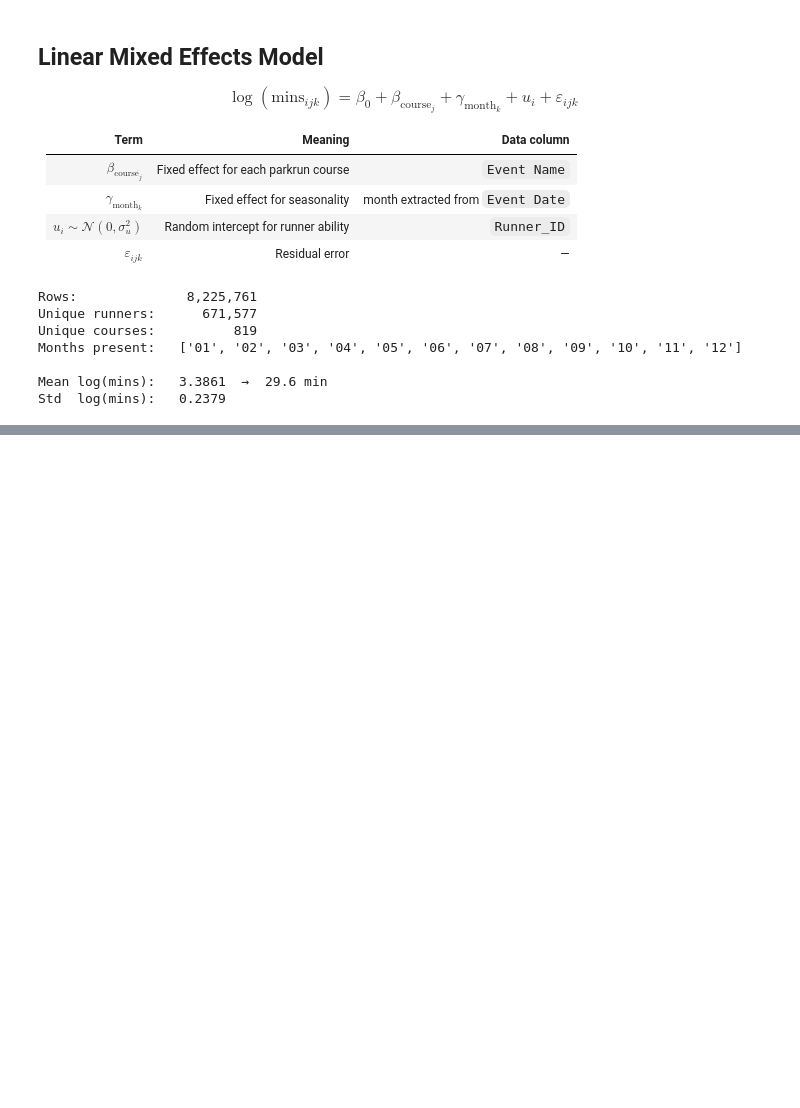
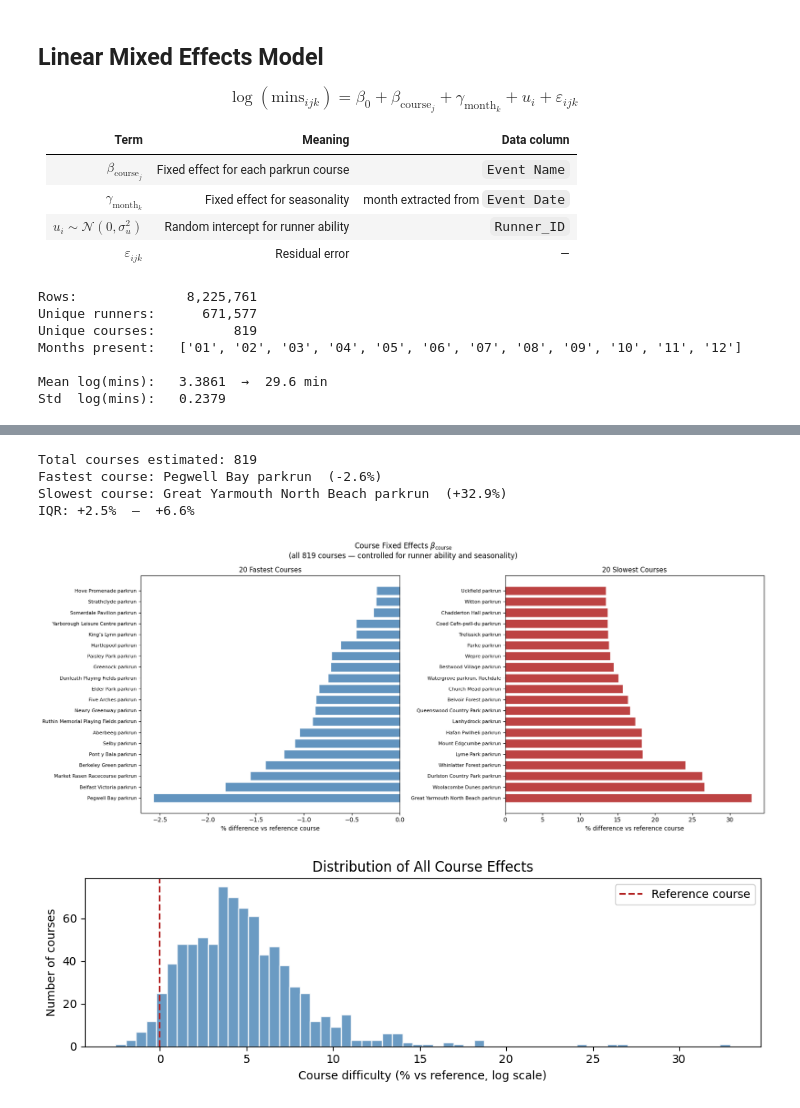
Before and after one commit to magnusross/running-analysis, a Jupyter notebook: model.ipynb, the cells around one changed output, grey strips where cells are left out. Saved outputs shown, nothing was run; the diff lists cells and outputs as text; code cells hidden in the pictures; blank space fills up the shorter version.

```diff
--- a/model.ipynb
+++ b/model.ipynb
@@ -156,50 +257,63 @@ plt.show()
 # %%
 # --- Course Fixed Effects (β_course) ---
-fe = result.fe_params.copy()
+# beta[j] is the log-time coefficient for course j relative to the reference.
+# Convert to % difference from reference: (exp(β_j) - 1) × 100
 
-# Extract all course coefficients
-course_fe = fe[fe.index.str.startswith("C(course)[T.")]
-course_fe.index = course_fe.index.str.removeprefix("C(course)[T.").str.removesuffix("]")
+# Build a Series indexed by course name
+course_fe_series = pd.Series(beta, index=course_cats)
 
-# Convert log-coefficient → % difference vs reference course
-# (positive = slower, negative = faster)
-course_pct = (np.exp(course_fe) - 1) * 100
-course_pct_sorted = course_pct.sort_values()
-
-# Add reference course at 0%
-ref_course = (
-    df_fit["course"].cat.categories[0]
-    if hasattr(df_fit["course"], "cat")
-    else sorted(df_fit["course"].unique())[0]
-)
-all_course_pct = pd.concat([pd.Series({ref_course: 0.0}), course_pct_sorted])
+# Convert to % difference vs reference (ref course is already 0)
+all_course_pct = (np.exp(course_fe_series) - 1) * 100
 all_course_pct = all_course_pct.sort_values()
 
-print(f"Total courses with estimated effect: {len(course_pct):,}")
+print(f"Total courses estimated: {len(all_course_pct):,}")
 print(f"Fastest course: {all_course_pct.index[0]}  ({all_course_pct.iloc[0]:+.1f}%)")
 print(f"Slowest course: {all_course_pct.index[-1]}  ({all_course_pct.iloc[-1]:+.1f}%)")
+print(
+    f"IQR: {all_course_pct.quantile(0.25):+.1f}%  –  {all_course_pct.quantile(0.75):+.1f}%"
+)
 
 N = 20
 fig, axes = plt.subplots(1, 2, figsize=(17, 7))
 
 for ax, data, title, color in [
     (axes[0], all_course_pct.head(N), f"{N} Fastest Courses", "steelblue"),
     (axes[1], all_course_pct.tail(N).iloc[::-1], f"{N} Slowest Courses", "firebrick"),
 ]:
     y_pos = range(len(data))
     ax.barh(y_pos, data.values, color=color, alpha=0.85, edgecolor="white")
     ax.set_yticks(y_pos)
     ax.set_yticklabels(data.index, fontsize=8)
     ax.set_xlabel("% difference vs reference course")
     ax.set_title(title, fontsize=11)
     ax.axvline(0, color="black", linewidth=0.8, linestyle="--")
 
 fig.suptitle(
     "Course Fixed Effects $\\beta_{\\mathrm{course}}$\n"
-    "(controlled for runner ability and seasonality)",
+    f"(all {len(all_course_pct):,} courses — controlled for runner ability and seasonality)",
     fontsize=12,
 )
 plt.tight_layout()
 plt.show()
+
+# Full distribution of course effects
+fig, ax = plt.subplots(figsize=(9, 3))
+ax.hist(all_course_pct, bins=60, color="steelblue", alpha=0.8, edgecolor="white")
+ax.axvline(
+    0, color="firebrick", linewidth=1.5, linestyle="--", label="Reference course"
+)
+ax.set_xlabel("Course difficulty (% vs reference, log scale)")
+ax.set_ylabel("Number of courses")
+ax.set_title("Distribution of All Course Effects")
+ax.legend()
+plt.tight_layout()
+plt.show()
+# %% [output]
+Total courses estimated: 819
+Fastest course: Pegwell Bay parkrun  (-2.6%)
+Slowest course: Great Yarmouth North Beach parkrun  (+32.9%)
+IQR: +2.5%  –  +6.6%
+[figure, added]
+[figure, added]
 # %%
 # --- Seasonality Fixed Effects (γ_month) ---
```
Also changed, not shown: parts of 7 cells of this notebook, 3 other files.
